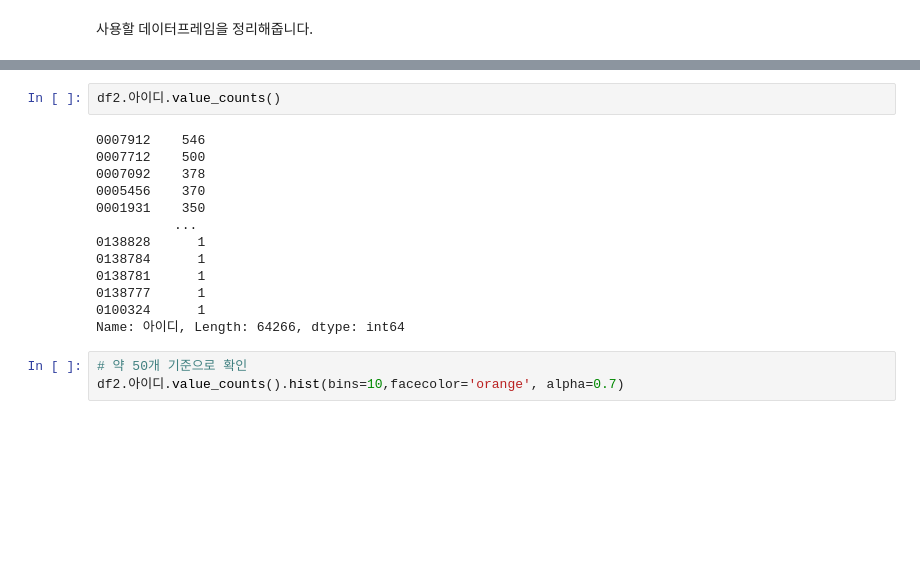
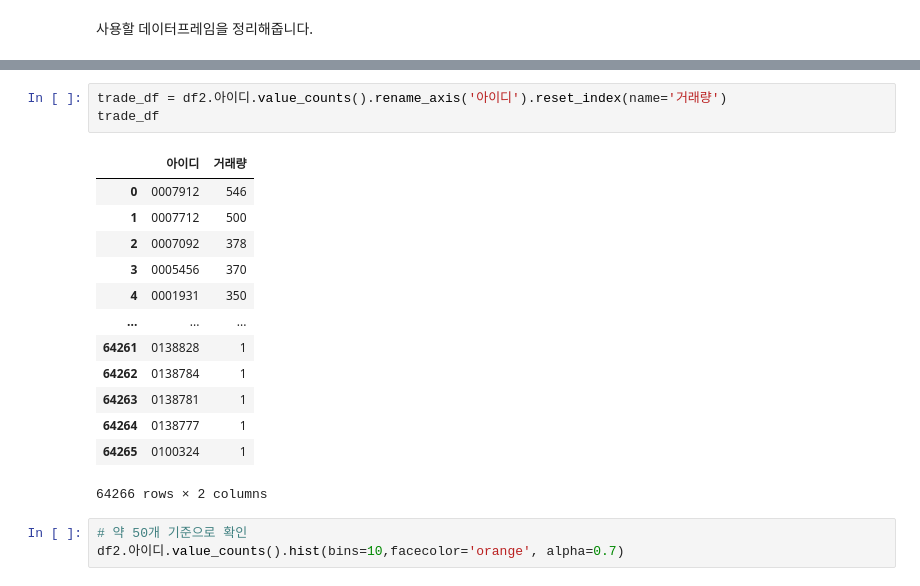
Before and after one commit to MinsooKwak/real_estate, a Jupyter notebook: real_estate_data.ipynb, the cells around one changed output, grey strips where cells are left out. Drawn from its saved outputs; the diff is of its cells as text; blank space fills up the shorter version.

```diff
--- a/real_estate_data.ipynb
+++ b/real_estate_data.ipynb
@@ -235,21 +235,23 @@ df2.head(2)
 |  | 아이디 | 지번코드 | 시군구코드 | 자치구명 | 법정동코드 | 법정동명 | 신고년도 | 업무구분코드 | 업무구분 | 물건번호 | 대지권면적 | ... |
 | 0 | 0005751 | 1111018300103450062 | 11110 | 종로구 | 1111018300 | 평창동 | 2021 | 4 | 신고 | 1 | 77.98 | ... |
 | 1 | 0005458 | 1111017400107030000 | 11110 | 종로구 | 1111017400 | 창신동 | 2021 | 4 | 신고 | 1 | 0.00 | ... |
-# %%
-df2.아이디.value_counts()
-# %% [output]
-0007912    546
-0007712    500
-0007092    378
-0005456    370
-0001931    350
-          ...
-0138828      1
-0138784      1
-0138781      1
-0138777      1
-0100324      1
-Name: 아이디, Length: 64266, dtype: int64
+# %%
+trade_df = df2.아이디.value_counts().rename_axis('아이디').reset_index(name='거래량')
+trade_df
+# %% [output]
+|  | 아이디 | 거래량 |
+| 0 | 0007912 | 546 |
+| 1 | 0007712 | 500 |
+| 2 | 0007092 | 378 |
+| 3 | 0005456 | 370 |
+| 4 | 0001931 | 350 |
+| ... | ... | ... |
+| 64261 | 0138828 | 1 |
+| 64262 | 0138784 | 1 |
+| 64263 | 0138781 | 1 |
+| 64264 | 0138777 | 1 |
+| 64265 | 0100324 | 1 |
+64266 rows × 2 columns
 # %%
 # 약 50개 기준으로 확인
 df2.아이디.value_counts().hist(bins=10,facecolor='orange', alpha=0.7)
```
Also changed, not shown: parts of 6 cells of this notebook.
